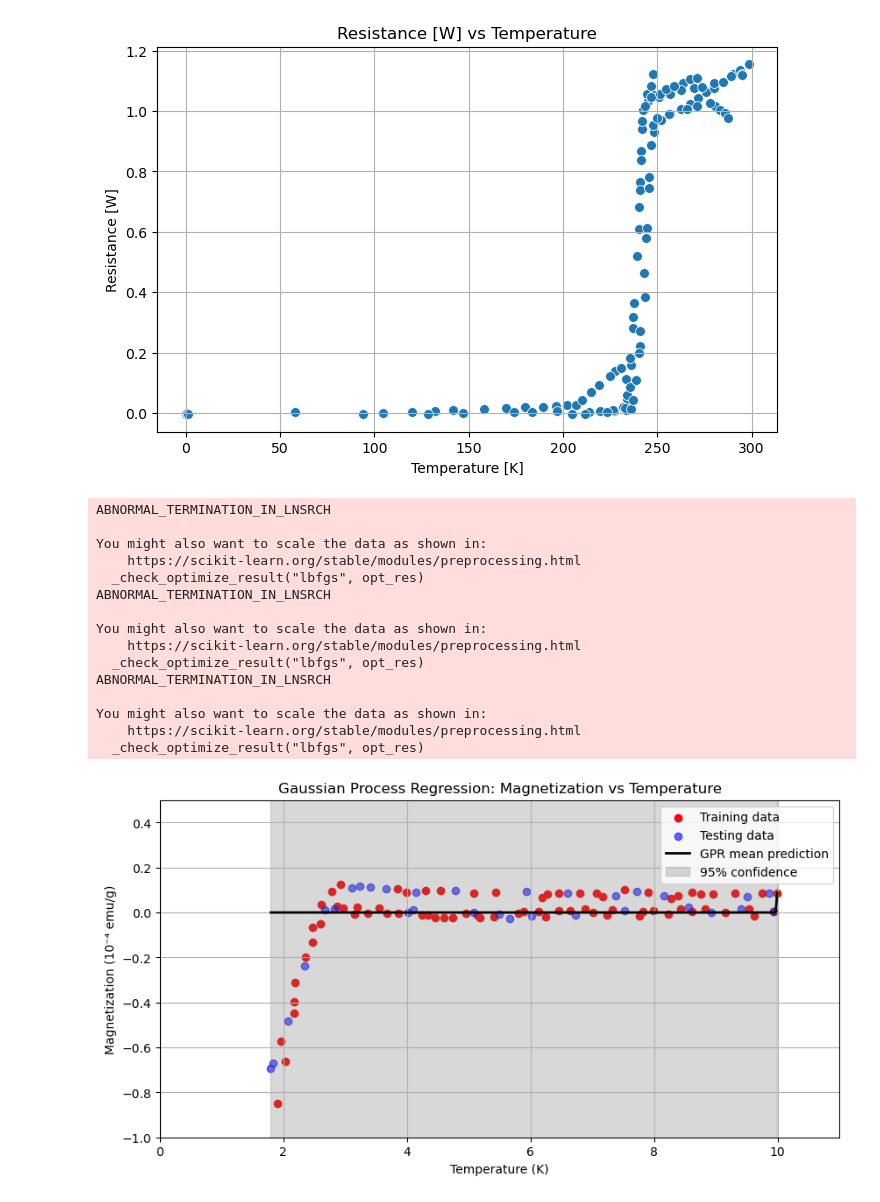
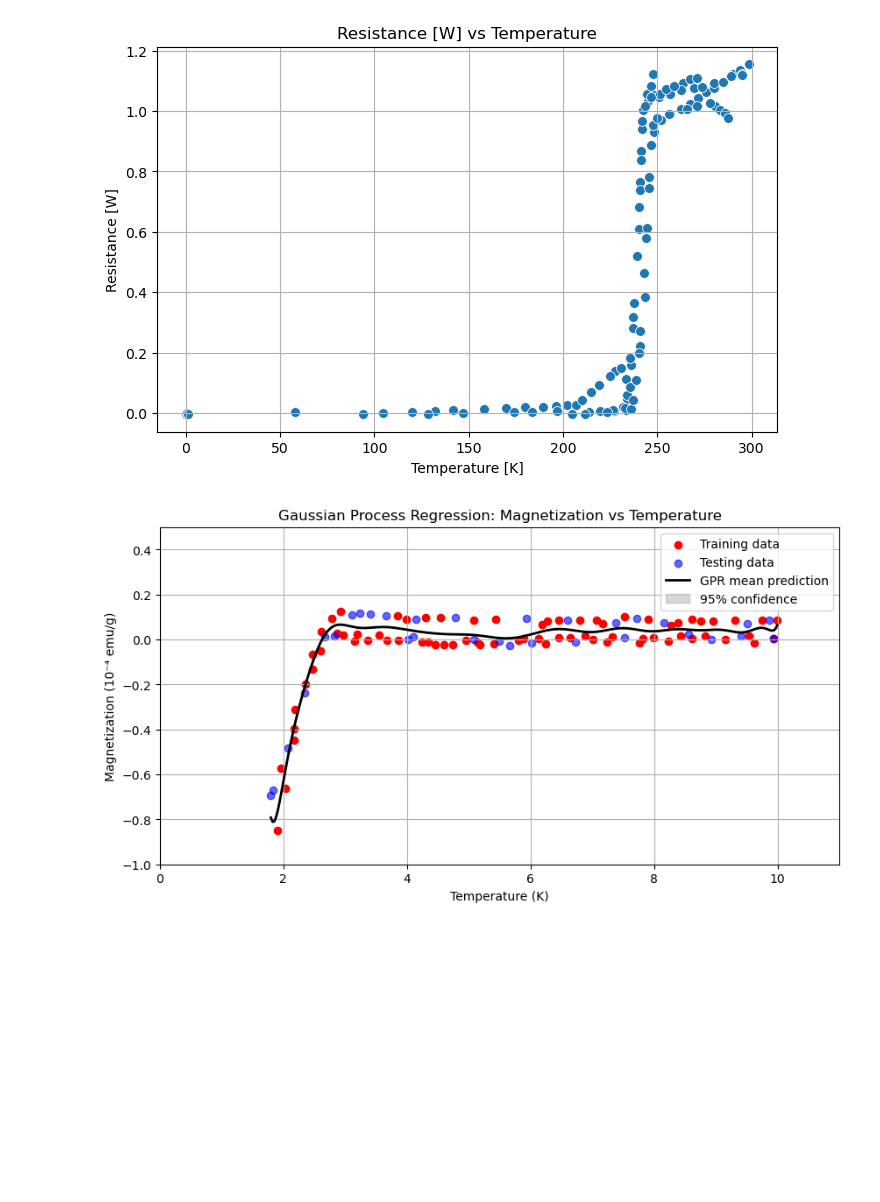
Before and after one commit to tif-car/TcSUH-ML-Project, a Jupyter notebook: prediction2.ipynb, the cells around one changed output. Drawn from its saved outputs; the diff is of its cells as text; code cells hidden in the pictures; blank space fills up the shorter version.

Commit message:
worked on gaussian chart

```diff
--- a/prediction2.ipynb
+++ b/prediction2.ipynb
@@ -291,48 +291,35 @@ y = data['M (10-4 emu/g)'].values
 #Split into training and testing sets
 X_train, X_test, y_train, y_test = train_test_split(X, y, test_size=0.3, random_state=42)
 
 #Define kernel
 kernel = C(1.0, (1e-3, 1e3)) * RBF(length_scale=1.0)
 
 #Train GPR
-gp = GaussianProcessRegressor(kernel=kernel, n_restarts_optimizer=10)
-gp.fit(X_train, y_train)
+
+#gp = GaussianProcessRegressor(kernel=kernel, n_restarts_optimizer=10)
+gp = GaussianProcessRegressor(kernel=None).fit(X, y)
+#gp.fit(X_train, y_train)
 
 #Make predictions
 x_pred = np.linspace(min(X), max(X), 300).reshape(-1, 1)
 y_pred, sigma = gp.predict(x_pred, return_std=True)
 
 
 
 #Plot results
 plt.figure(figsize=(10, 5))
 plt.scatter(X_train, y_train, color='r', label='Training data')
 plt.scatter(X_test, y_test, color='b', label='Testing data', alpha=0.6)
 plt.plot(x_pred, y_pred, 'k', lw=2, label='GPR mean prediction')
 plt.fill_between(x_pred[:, 0], y_pred - 1.96*sigma, y_pred + 1.96*sigma,
                  color='gray', alpha=0.3, label='95% confidence')
 plt.xlim(0, 11)      # Focus on the low-temperature region
 plt.ylim(-1.0,.50) # Zoom in on the magnetization range
 plt.xlabel('Temperature (K)')
 plt.ylabel('Magnetization (10⁻⁴ emu/g)')
 plt.title('Gaussian Process Regression: Magnetization vs Temperature')
 plt.legend()
 plt.grid(True)
 plt.show()
 # %% [output]
-ABNORMAL_TERMINATION_IN_LNSRCH
-
-You might also want to scale the data as shown in:
-    https://scikit-learn.org/stable/modules/preprocessing.html
-  _check_optimize_result("lbfgs", opt_res)
-ABNORMAL_TERMINATION_IN_LNSRCH
-
-You might also want to scale the data as shown in:
-    https://scikit-learn.org/stable/modules/preprocessing.html
-  _check_optimize_result("lbfgs", opt_res)
-ABNORMAL_TERMINATION_IN_LNSRCH
-
-You might also want to scale the data as shown in:
-    https://scikit-learn.org/stable/modules/preprocessing.html
-  _check_optimize_result("lbfgs", opt_res)
-[figure, old version]
+[figure, new version]
```
